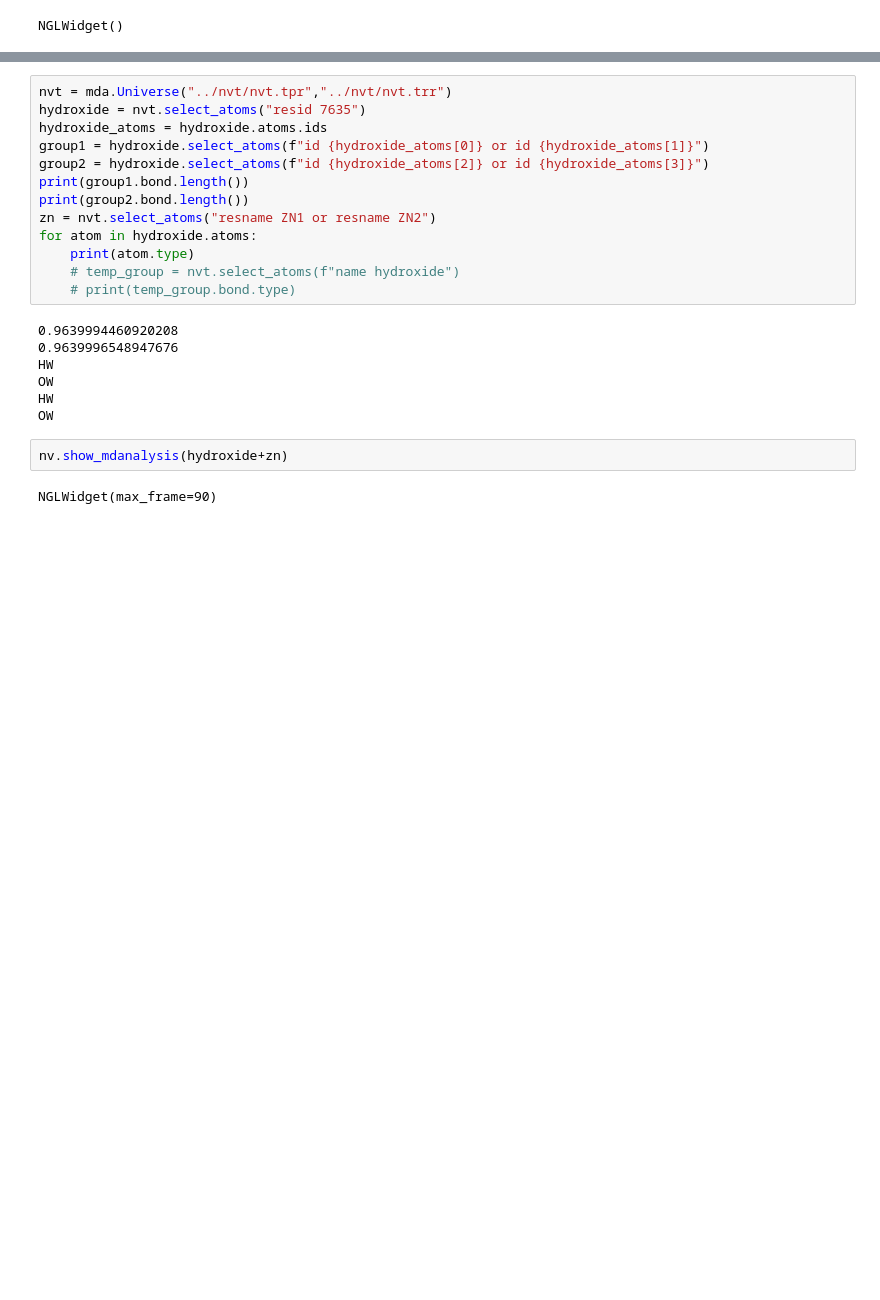
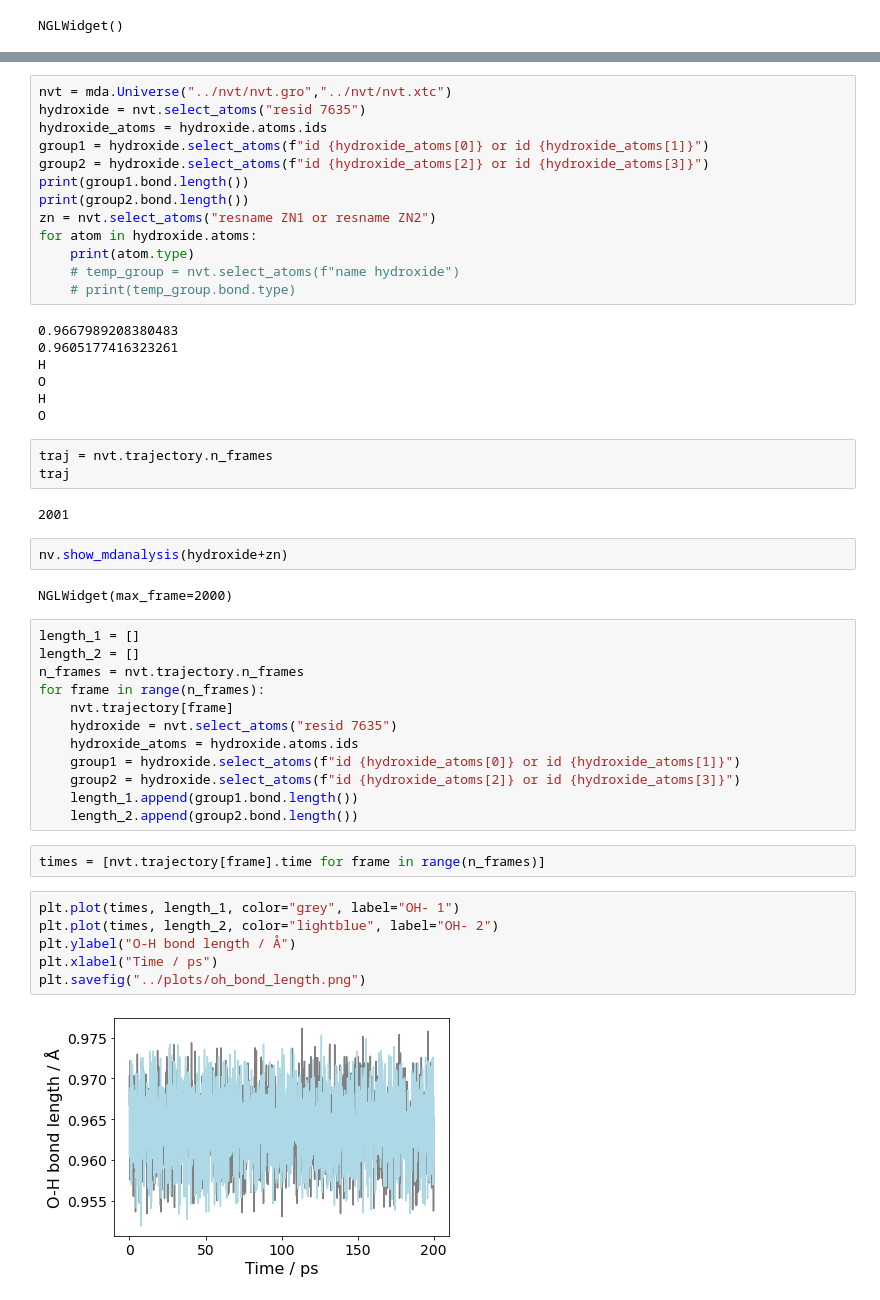
Before and after one commit to meyresearch/metalloenzymes, a Jupyter notebook: apo/scripts/complex.ipynb, the cells around one changed output, grey strips where cells are left out. Saved outputs shown, nothing was run; the diff lists cells and outputs as text; blank space fills up the shorter version.

```diff
--- a/apo/scripts/complex.ipynb
+++ b/apo/scripts/complex.ipynb
@@ -38,5 +46,5 @@ NGLWidget()
 # %%
-nvt = mda.Universe("../nvt/nvt.tpr","../nvt/nvt.trr")
+nvt = mda.Universe("../nvt/nvt.gro","../nvt/nvt.xtc")
 hydroxide = nvt.select_atoms("resid 7635")
 hydroxide_atoms = hydroxide.atoms.ids
 group1 = hydroxide.select_atoms(f"id {hydroxide_atoms[0]} or id {hydroxide_atoms[1]}")
@@ -49,13 +57,40 @@ for atom in hydroxide.atoms:
     # temp_group = nvt.select_atoms(f"name hydroxide")
     # print(temp_group.bond.type)
 # %% [output]
-0.9639994460920208
-0.9639996548947676
-HW
-OW
-HW
-OW
+0.9667989208380483
+0.9605177416323261
+H
+O
+H
+O
+# %%
+traj = nvt.trajectory.n_frames
+traj
+# %% [output]
+2001
 # %%
 nv.show_mdanalysis(hydroxide+zn)
 # %% [output]
-NGLWidget(max_frame=90)
+NGLWidget(max_frame=2000)
+# %%
+length_1 = []
+length_2 = []
+n_frames = nvt.trajectory.n_frames
+for frame in range(n_frames):
+    nvt.trajectory[frame]
+    hydroxide = nvt.select_atoms("resid 7635")
+    hydroxide_atoms = hydroxide.atoms.ids
+    group1 = hydroxide.select_atoms(f"id {hydroxide_atoms[0]} or id {hydroxide_atoms[1]}")
+    group2 = hydroxide.select_atoms(f"id {hydroxide_atoms[2]} or id {hydroxide_atoms[3]}")
+    length_1.append(group1.bond.length())
+    length_2.append(group2.bond.length())
+# %%
+times = [nvt.trajectory[frame].time for frame in range(n_frames)]
+# %%
+plt.plot(times, length_1, color="grey", label="OH- 1")
+plt.plot(times, length_2, color="lightblue", label="OH- 2")
+plt.ylabel("O-H bond length / Å")
+plt.xlabel("Time / ps")
+plt.savefig("../plots/oh_bond_length.png")
+# %% [output]
+[figure, added]
```
Also changed, not shown: parts of 2 cells of this notebook, 16 other files.
